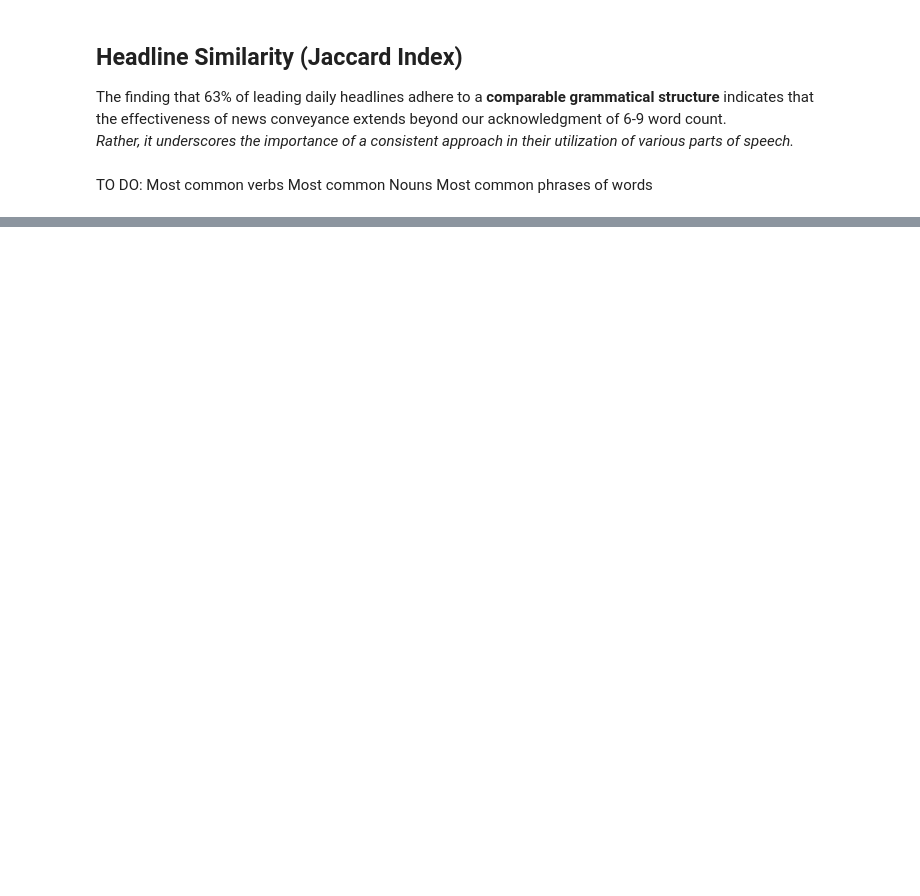
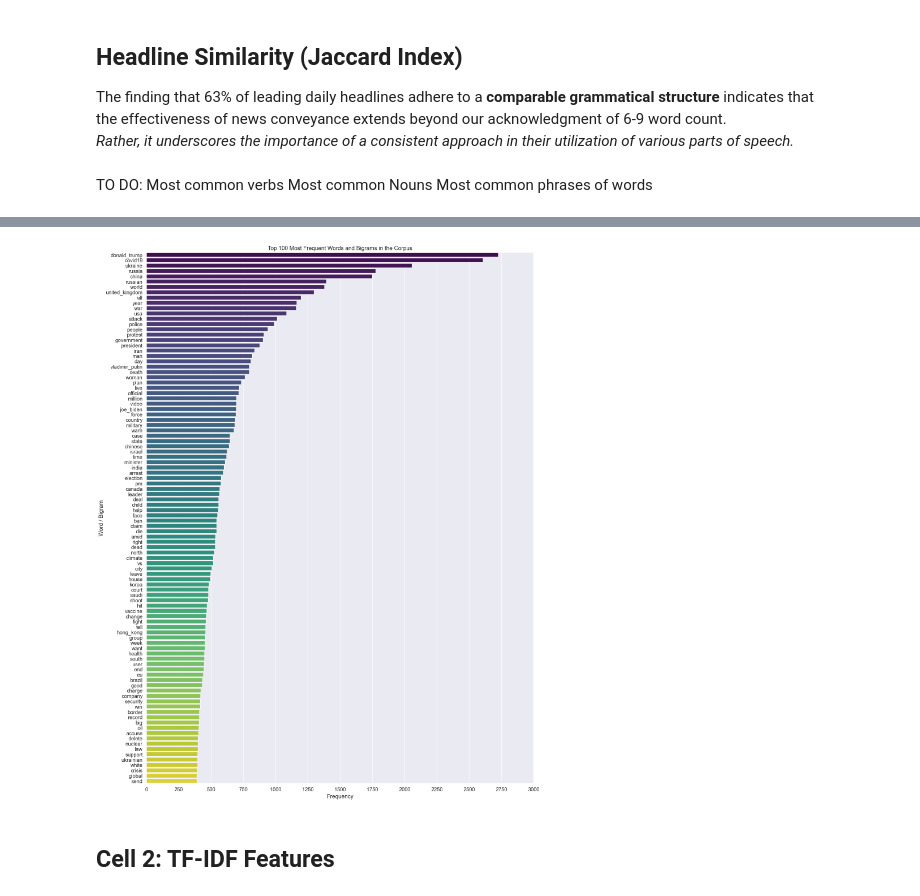
Before and after one commit to Rockhardey54/NLPNewsAnalyzer, a Jupyter notebook: headlines.ipynb, the cells around one changed output, grey strips where cells are left out. Cells and saved outputs as stored; diff of their text form; code cells hidden in the pictures; blank space fills up the shorter version.

```diff
--- a/headlines.ipynb
+++ b/headlines.ipynb
@@ -526,6 +533,9 @@ synonym_map = {
     'democratic': 'democrats',
     'republican': 'republicans',
     'gop': 'republicans',
+    'hong kong' : 'hong_kong',
+    'hong' : 'hong_kong',
+    'kong' : 'hong_kong',
 
     # Politicians
     'biden': 'joe_biden',
@@ -1645,0 +1647,69 @@ c:\Users\rocky\notebooks\venv
+# %%
+from sklearn.feature_extraction.text import CountVectorizer
+import pandas as pd
+import numpy as np
+import matplotlib.pyplot as plt
+import seaborn as sns
+
+print("Creating Bag of Words features...")
+
+# Function to convert token lists to space-separated strings
+def tokens_to_string(token_list):
+    if not token_list or len(token_list) == 0:
+        return ""
+    return " ".join(str(token) for token in token_list)
+
+# Create corpus from lemmatized tokens
+corpus = news_df['lemmas_combined'].apply(tokens_to_string)
+
+# Initialize and fit the CountVectorizer
+bow_vectorizer = CountVectorizer(
+    min_df=2,          # Include words that appear in at least 2 documents
+    max_df=0.9,        # Exclude very common words (appear in >90% of docs)
+    max_features=5000, # Limit vocabulary size
+    ngram_range=(1, 6),# Include unigrams and bigrams
+    stop_words='english'  # Optional: filter out common English stopwords
+)
+
+# Create the BoW features
+bow_features = bow_vectorizer.fit_transform(corpus)
+
+# Get feature names (vocabulary)
+bow_feature_names = bow_vectorizer.get_feature_names_out()
+
+# Convert to DataFrame for easier viewing
+bow_df = pd.DataFrame(
+    bow_features.toarray(),
+    columns=bow_feature_names,
+    index=news_df.index
+)
+
+# Display stats and sample
+print(f"Bag of Words: Created {bow_features.shape[1]} features from {bow_features.shape[0]} documents")
+print(f"Vocabulary size: {len(bow_feature_names)}")
+print("\nSample of BoW features (first 5 rows, first 5 features):")
+print(bow_df.iloc[:5, :5])
+
+# Save the sparse matrix to news_df for later use
+news_df['bow_features'] = pd.Series([bow_features[i] for i in range(bow_features.shape[0])])
+
+# Analyze top N words
+word_counts = np.asarray(bow_features.sum(axis=0)).flatten()
+vocab_freq = list(zip(bow_feature_names, word_counts))
+vocab_freq.sort(key=lambda x: x[1], reverse=True)
+print("Top 20 most common words:\n", vocab_freq[:20])
+
+# Visualize top N words
+TOP_N = 100
+top_words_df = pd.DataFrame(vocab_freq[:TOP_N], columns=['word', 'count'])
+
+plt.figure(figsize=(16, 20))
+sns.barplot(data=top_words_df, x='count', y='word', palette='viridis')
+plt.title(f"Top {TOP_N} Most Frequent Words and Bigrams in the Corpus")
+plt.xlabel("Frequency")
+plt.xticks(range(0, 3001, 250))
+plt.ylabel("Word / Bigram")
+plt.tight_layout()
+plt.savefig('mostfrequentwords.png', dpi=100, bbox_inches='tight')
+plt.show()
+# %% [output]
@@ -1645,0 +1729,5 @@ c:\Users\rocky\notebooks\venv
+[figure, added]
+# %% [markdown]
+
+
+## Cell 2: TF-IDF Features
```
Also changed, not shown: parts of 36 cells of this notebook, 8 other files.
